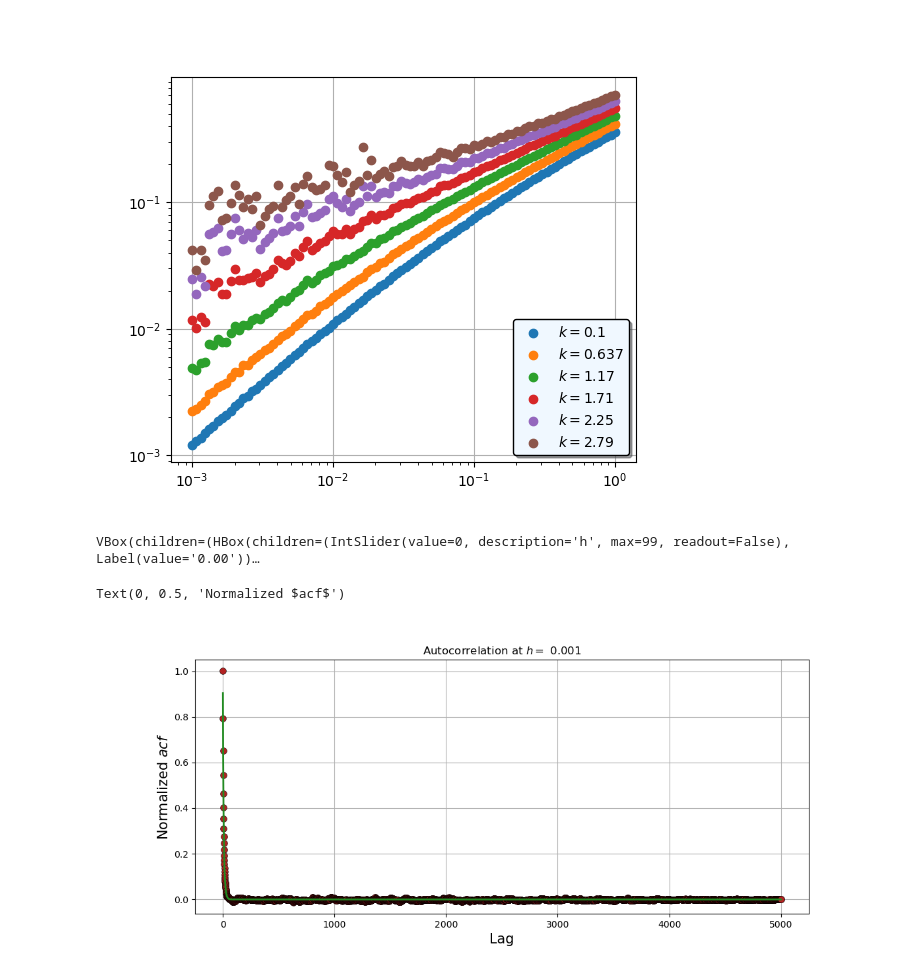
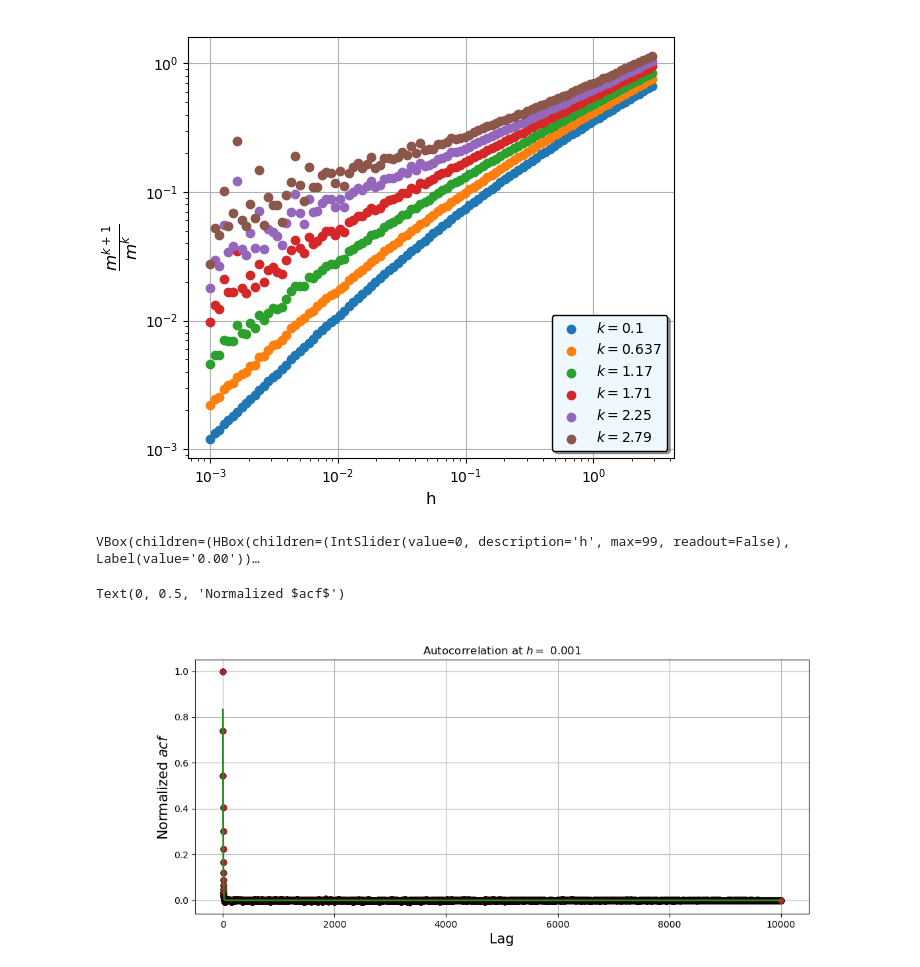
Before and after one commit to tommasoamico/masterThesis, a Jupyter notebook: code/jupyterNotebooks/simulations/singleTraitPositiveH.ipynb, the cells around one changed output. Drawn from its saved outputs; the diff is of its cells as text; code cells hidden in the pictures.

Commit message:
Added the very long simulation case

```diff
--- a/code/jupyterNotebooks/simulations/singleTraitPositiveH.ipynb
+++ b/code/jupyterNotebooks/simulations/singleTraitPositiveH.ipynb
@@ -82,10 +95,10 @@ array([-8.46489682, -9.90563747, -6.31440928, ..., -6.84656257,
 # %%
 # First Load
+allSizes = np.load(f"../../../data/positiveH/sizeAtBirth{names[1]}.npy")
+aCorrValues = np.load(f"../../../data/positiveH/aCorrValues{names[1]}.npy")
+
+#Second load
 #allSizes = np.load("../../../data/positiveH/sizeAtBirthShortPositiveH.npy")
 #aCorrValues = np.load("../../../data/positiveH/aCorrValuesShortPositiveH.npy")
-
-#Second load
-np.save("../../../data/sizeAtBirthShortPositiveHAbsorbingLong.npy", allSizes)
-np.save("../../../data/aCorrValuesShortPositiveHAbsorbingLong.npy", aCorrValues)
 # %%
 fig, ax = plt.subplots(1, 1, figsize = (10, 5))
@@ -113,9 +141,8 @@ import matplotlib.patches as mpatches
 cmap = matplotlib.cm.get_cmap('Blues')
 fig, ax1  = plt.subplots(1,2, figsize = (12, 5))
 ax, ax_ = ax1.flatten()
-
 #meanSizesAtBirth = np.load(f'../data/meanSizeBirth20000SingleTraitSamplingM.npy')
-
+hValues = hValueses[1]
 #colIdx = np.where(hValues < criticalPoint, 0, 1)
 
 def fY (x, k):
@@ -125,9 +152,9 @@ def fY (x, k):
 
     y = np.mean(yArr, axis = 1)
 
-    ax.set_ylim(top = 1.1*np.max(y))
+    ax.set_ylim(bottom = np.min(y), top = np.max(y))
     return y
-kValues = np.concatenate([np.linspace(0.1, 2 * criticalPoint - .1, 6), np.array([3, 4, 5])])
+kValues = np.concatenate([np.linspace(.1, -delta, 6), np.array([3, 4, 5])])
 controls = iplt.scatter(hValues, fY, k = kValues, zorder = 3, ax = ax, color = 'navy')
 
 #ax.scatter(gammaValues  - criticalPoint, meanSizesAtBirth , color = 'navy', zorder = 2)
@@ -141,25 +168,30 @@ ax.set_ylabel('Mean size at birth', fontsize = 15, zorder = 2)
 #ax.legend(facecolor = 'aliceblue', shadow = True, edgecolor = 'black', loc = 'upper right')
 #ax.set_title('Mean size at birth for different size of the system', fontsize = 15)
 ax.grid(zorder = 1)
-powerLawValues = [(.97, kValues[0]), (.97, kValues[1]), (1.1, kValues[2]), (2.5, kValues[3]), (8, kValues[4]), (21, kValues[5]), (21, 2 * criticalPoint),\
-                   (1, 2 * criticalPoint), (.1, 2 * criticalPoint)]
+#powerLawValues[0]
+powerLawValues = [(.97, kValues[0]), (.97, kValues[1]), (1.1, kValues[2]), (2.5, kValues[3]), (8, kValues[4]), (21, kValues[5]), (21, -delta),\
+                  (1, -delta), (.1, -delta)]
+#powerLawValues = [(1.17, .1), (.97, kValues[1]), (1.1, kValues[2]), (2.5, kValues[3]), (8, kValues[4]), (21, kValues[5]), (21, -delta),\
+                  # (1, -delta), (.1, -delta)]
+
 def fY2 (x, k):
     title2 = f'Size at birth: moment {k:.3} Log-Log'
     ax_.set_title(title2)
     yArr2 = np.exp(allSizes)**k
     y2 = np.mean(yArr2, axis = 1)
-    ax_.set_ylim(bottom = 0.9 * np.min(y2), top = 1.1*np.max(y2))
+    ax_.set_ylim(bottom = np.min(y2), top = np.max(y2))
+
     return y2
 
 
 def fY3 (x, k):
     y3 = powerLaw(xAxis,*powerLawValues[list(kValues).index(k)])
+
     return y3
 
 
 #ax_.plot(xAxis, powerLaw(xAxis,*powerLawValues[str(int(k))]), color = 'red', label = f'm = {k} line', zorder = 4)
 _ = iplt.scatter(hValues, fY2, controls=controls, ax = ax_, zorder = 3, color = 'navy')
-
 
 _ = iplt.plot(xAxis, fY3, controls=controls, color = 'red', ax = ax_, zorder = 3, label = 'Power law comparison')
 #ax_.plot(xAxis, powerLaw(xAxis, 21, 2 * criticalPoint), color = 'red', zorder = 4)
@@ -168,12 +200,14 @@ ax_.set_xscale('log')
 ax_.set_yscale('log')
 #ax_.scatter(gammaValues, sizeBirth20000.mean(axis = 1), zorder = 2, color = 'navy')
 ax_.set_xlabel('$h$', fontsize = 15)
-ax_.set_ylabel('$<m>$', fontsize = 15)
+ax_.set_ylabel('$<m^k>$', fontsize = 15)
 ax_.grid(zorder = 1)
 #ax_.axvline(criticalPoint, color = 'black', linestyle = '--', label = 'Critical Point', zorder = 2)
-
+ax_.grid(which = 'minor')
 #ax.legend(facecolor = 'aliceblue', shadow = True, edgecolor = 'black')
 #ax_.set_title('Mean size at birth for different generations, $log-log$')
+# trotate ticks
+
 
 fig.tight_layout()
 plt.show()
@@ -261,27 +217,28 @@ No artists with labels found to put in legend.  Note that artists whose label st
 # %%
-allSizes = np.load("../../../data/sizeAtBirthShortPositiveHAbsorbingLong.npy")
-aCorrValues = np.load("../../../data/aCorrValuesShortPositiveHAbsorbingLong.npy")
 def ratioSuccessiveMoments(x, k):
     '''
     x is the array of values with shape (hValues, generations)
     '''
     yArr1 = x**k
     y1 = np.mean(yArr1, axis = 1)
     yArr2 = x**(k+1)
     y2 = np.mean(yArr2, axis = 1)
     return y2 / y1
 
 fig, ax = plt.subplots(1,1, figsize = (6, 5))
 for k in np.linspace(.1, 2 * criticalPoint - .1, 6):
     ax.scatter(hValues, ratioSuccessiveMoments(np.exp(allSizes), k), zorder = 2, label = f'$k = {k:.3}$')
 ax.grid(zorder = 1)
 ax.legend(facecolor = 'aliceblue', shadow = True, edgecolor = 'black')
+ax.set_xlabel('h', fontsize = 12)
+ax.set_ylabel('$\dfrac{m^{k + 1}}{m^k}$', fontsize = 12)
+fig.tight_layout()
 log = True
 if log:
     ax.set_xscale('log')
     ax.set_yscale('log')
 # %% [output]
-[figure, old version]
+[figure, new version]
 # %%
 def autoCorrelationFunc(t, xi, n_c):
     return t**(-xi) * np.exp(-t/n_c)
@@ -313,17 +270,17 @@ def fY2 (x, h):
     return autoCorrelationFunc(np.array(range(1, len(autocorrelation) + 1)), *popt)
 
 
-controls = iplt.scatter(range(1, 5001), fY, h = hValues, edgecolor = 'black', s = 50, zorder = 2, color = 'firebrick',\
+controls = iplt.scatter(range(1, 10001), fY, h = hValues, edgecolor = 'black', s = 50, zorder = 2, color = 'firebrick',\
                          linewidth = 0.4)
 
-_ = iplt.plot(range(1, 5001), fY2, controls=controls, color = 'forestgreen', linewidth = 2)
+_ = iplt.plot(range(1, 10001), fY2, controls=controls, color = 'forestgreen', linewidth = 2)
 ax.grid(zorder = 1)
 ax.set_xlabel('Lag', fontsize = 15)
 ax.set_ylabel('Normalized $acf$', fontsize = 15)
 # %% [output]
 VBox(children=(HBox(children=(IntSlider(value=0, description='h', max=99, readout=False), Label(value='0.00'))…
 Text(0, 0.5, 'Normalized $acf$')
-[figure, old version]
+[figure, new version]
 # %%
 fig, ax_ = plt.subplots(1, 2, figsize = (12, 5))
 
```
Also changed, not shown: parts of 12 cells of this notebook, 5 other files.
